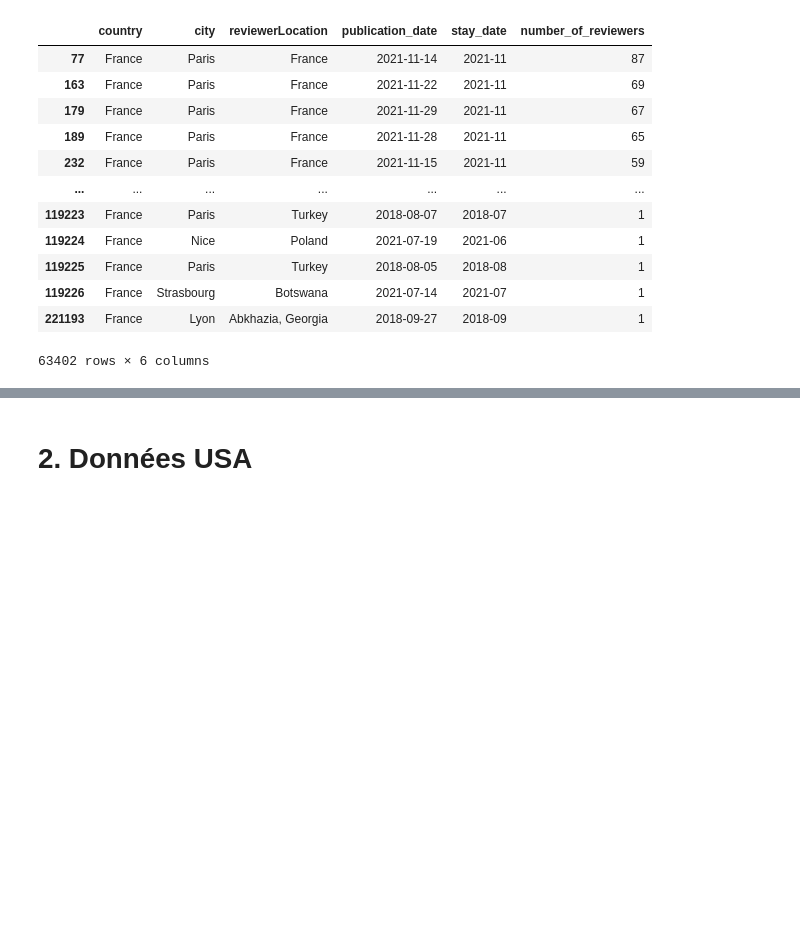
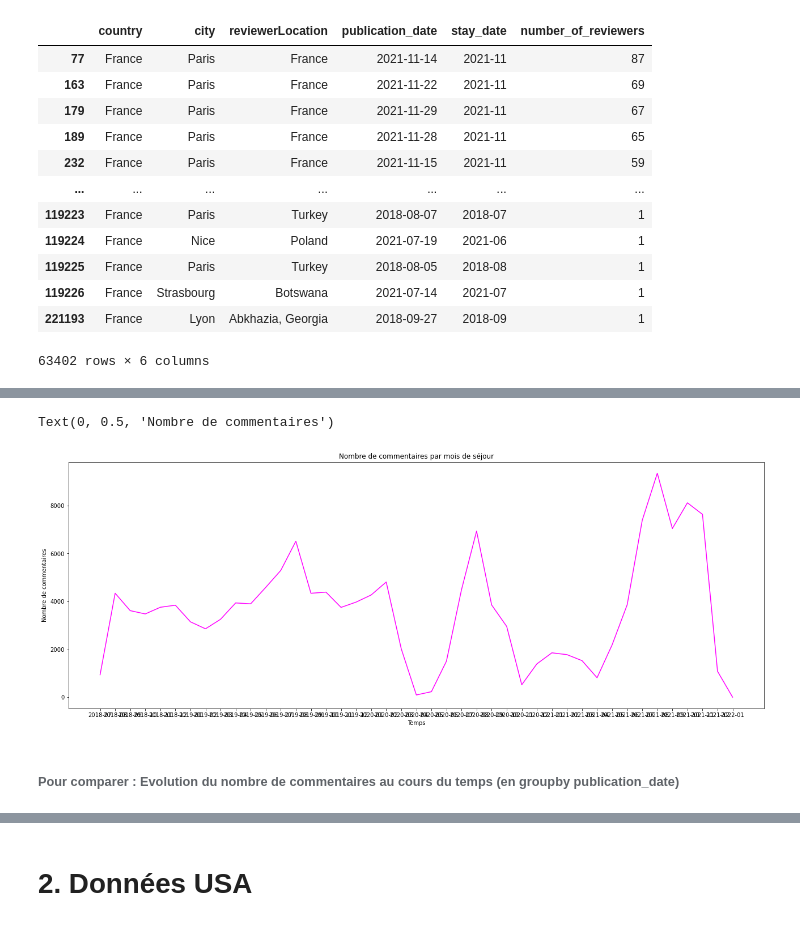
Before and after one commit to julienowack/stat_app, a Jupyter notebook: exploration des bdd.ipynb, the cells around one changed output, grey strips where cells are left out. Cells and saved outputs as stored; diff of their text form; code cells hidden in the pictures; blank space fills up the shorter version.

```diff
--- a/exploration des bdd.ipynb
+++ b/exploration des bdd.ipynb
@@ -314,0 +358,17 @@ df_reviews_france
+# %%
+df_reviews_france_temps = df_reviews_france.groupby("stay_date").sum()
+df_reviews_france_temps.reset_index(inplace=True)
+# %%
+x = df_reviews_france_temps["stay_date"]
+y = df_reviews_france_temps["number_of_reviewers"]
+fig = plt.figure(1, figsize=(22, 8))
+plt.plot(x, y, color="magenta")
+
+plt.title("Nombre de commentaires par mois de séjour")
+plt.xlabel('Temps')
+plt.ylabel("Nombre de commentaires")
+# %% [output]
+Text(0, 0.5, 'Nombre de commentaires')
+[figure, added]
+# %% [markdown]
+###### Pour comparer : Evolution du nombre de commentaires au cours du temps (en groupby publication_date)
```
Also changed, not shown: parts of 14 cells of this notebook.
